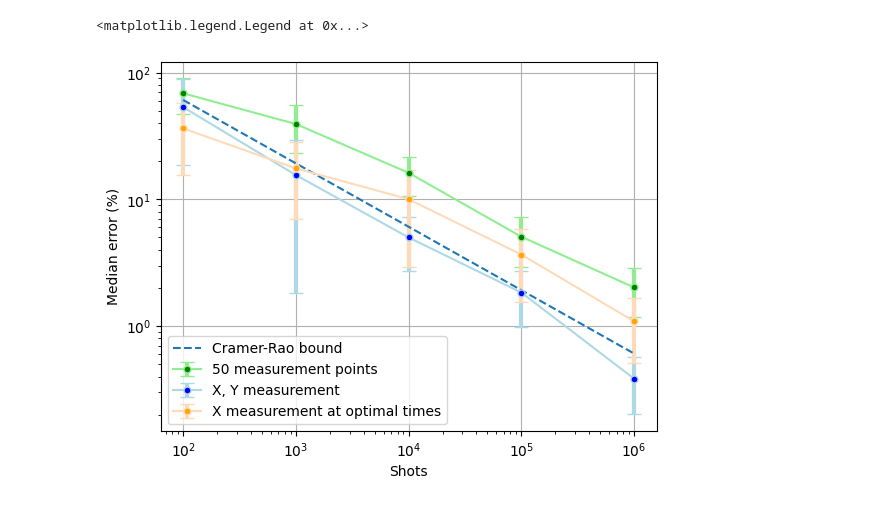
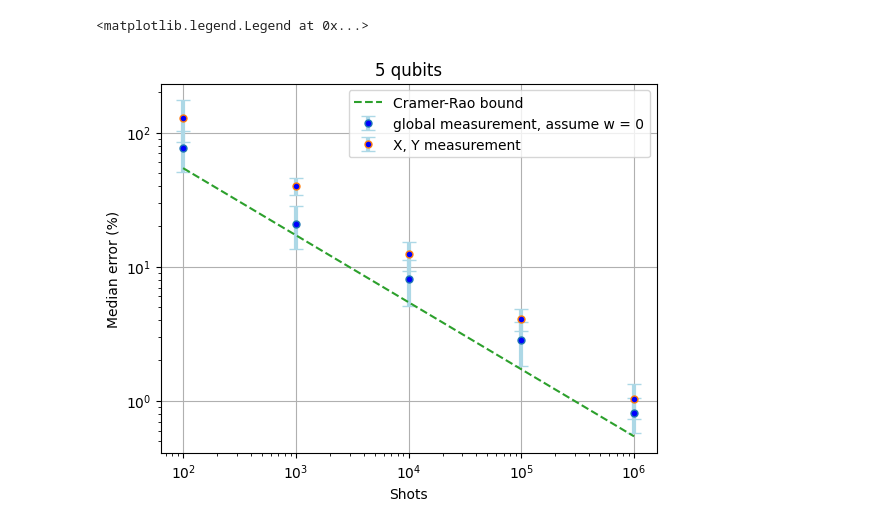
Before and after one commit to Davidkatom/Crosstalk, a Jupyter notebook: Comparisons/error_vs_shots.ipynb, the cells around one changed output. Saved outputs shown, nothing was run; the diff lists cells and outputs as text; code cells hidden in the pictures.

```diff
--- a/Comparisons/error_vs_shots.ipynb
+++ b/Comparisons/error_vs_shots.ipynb
@@ -13,14 +13,14 @@ shots= np.logspace(2,6,num=6-2+1,base=10,dtype='int')
 errors_fisher = []
 errors_local = []
 uniform_local = []
-n = 1
+n = 5
 delay = [0.3]
 fisher_delay = [0.147, 0.6]
 
 repetitions = 10
-W = [5]
-Decay = [5]
-J = []
+W = [0]*n
+Decay = [4]*n
+J = [2,-3,2.5,1]
 
 for rep in range(repetitions):
     rep_error_fisher = []
@@ -41,15 +41,15 @@ for rep in range(repetitions):
                                                                  batch_y_cross)
         Decay_fisher, W_fisher, J_fisher = estimator.one_by_one_X(batch_det, batch_cross)
 
-        Decay_uni, W_uni, J_uni = estimator.one_by_one_X(batch_uni_det, batch_uni_cross)
+        Decay_uni, J_uni, _ = estimator.full_complex_fit(batch_x, batch_y, neighbors=3, W_given=W)
 
 
         rep_error_fisher.append(estimator.percent_error(np.concatenate([Decay, W, J]),
                                                         np.concatenate([Decay_fisher, W_fisher, J_fisher])))
         rep_error_local.append(estimator.percent_error(np.concatenate([Decay, W, J]),
                                                        np.concatenate([Decay_local, W_local, J_local])))
-        # rep_error_uniform.append(estimator.percent_error(np.concatenate([Decay, W, J]),
-        #                                                  np.concatenate([Decay_uni, W_uni, J_uni])))
+        rep_error_uniform.append(estimator.percent_error(np.concatenate([Decay, J]),
+                                                         np.concatenate([Decay_uni, J_uni])))
 
     errors_fisher.append(rep_error_fisher)
     errors_local.append(rep_error_local)
@@ -69,27 +69,28 @@ errors_uniform_std = [np.std(np.array(errors_uniform_reshaped[i])) for i in rang
 # %%
 import matplotlib.pyplot as plt
 
 # plt.plot(shots, errors_global_median, '-^', label='Global')
 # plt.plot(shots, errors_local_median, '-^', label='Local')
 # plt.plot(shots, errors_fisher_median, '-^', label='Fisher')
 # plt.plot(shots, errors_uniform_median, '-^', label='Uniform')
 # plt.errorbar(shots, errors_fisher_median, yerr=errors_fisher_std, fmt='none', ecolor='red')
 # plt.errorbar(shots, errors_local_median, yerr=errors_local_std, fmt='none', ecolor='black')
 
-plt.errorbar(shots, errors_local_median, yerr=errors_local_std, fmt='o', capsize=5, ecolor='lightblue', elinewidth=3, markerfacecolor='blue', markersize=5, label='50 measurement points')
+plt.errorbar(shots, errors_uniform_median, yerr=errors_uniform_std, fmt='o', capsize=5, ecolor='lightblue', elinewidth=3, markerfacecolor='blue', markersize=5, label='global measurement, assume w = 0')
 plt.errorbar(shots, errors_local_median, yerr=errors_local_std, fmt='o', capsize=5, ecolor='lightblue', elinewidth=3, markerfacecolor='blue', markersize=5, label='X, Y measurement')
-plt.errorbar(shots, errors_fisher_median, yerr=errors_fisher_std, fmt='o', capsize=5, ecolor='peachpuff', elinewidth=3, markerfacecolor='orange', markersize=5, label='X measurement at optimal times')
+# plt.errorbar(shots, errors_fisher_median, yerr=errors_fisher_std, fmt='o', capsize=5, ecolor='peachpuff', elinewidth=3, markerfacecolor='orange', markersize=5, label='X measurement at optimal times')
 
 
 # plt.title(f'Error vs shots W={W} Decay={Decay} ')
+plt.title(f'{n} qubits')
 plt.plot(shots, np.e * np.sqrt(Decay[0]) / np.sqrt(shots) * 100, '--', label='Cramer-Rao bound')
 plt.xlabel('Shots')
 plt.ylabel('Median error (%)')
 plt.yscale('log')
 plt.xscale('log')
 plt.grid()
 
 plt.legend()
 # %% [output]
 <matplotlib.legend.Legend at 0x...>
-[figure, old version]
+[figure, new version]
```
Also changed, not shown: 4 other files.
